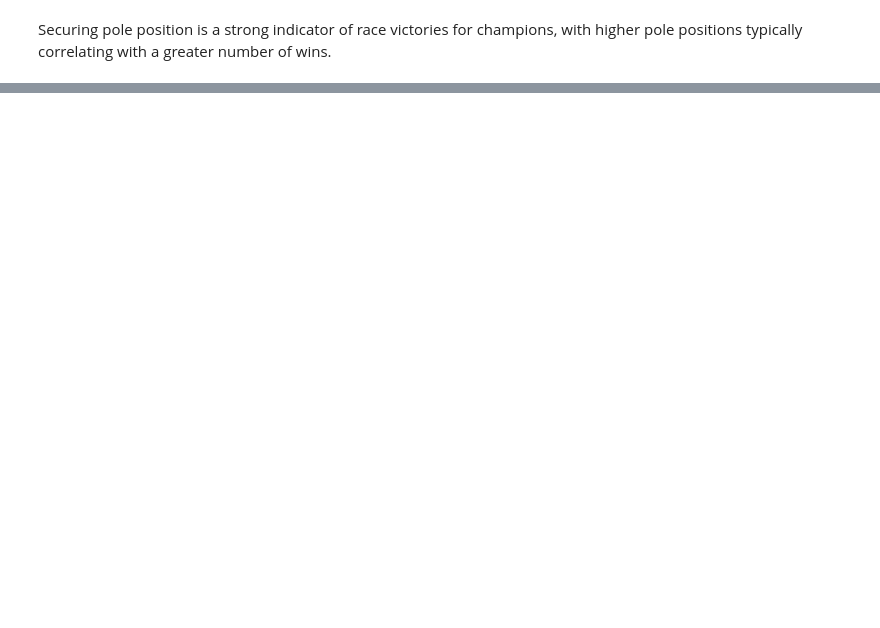
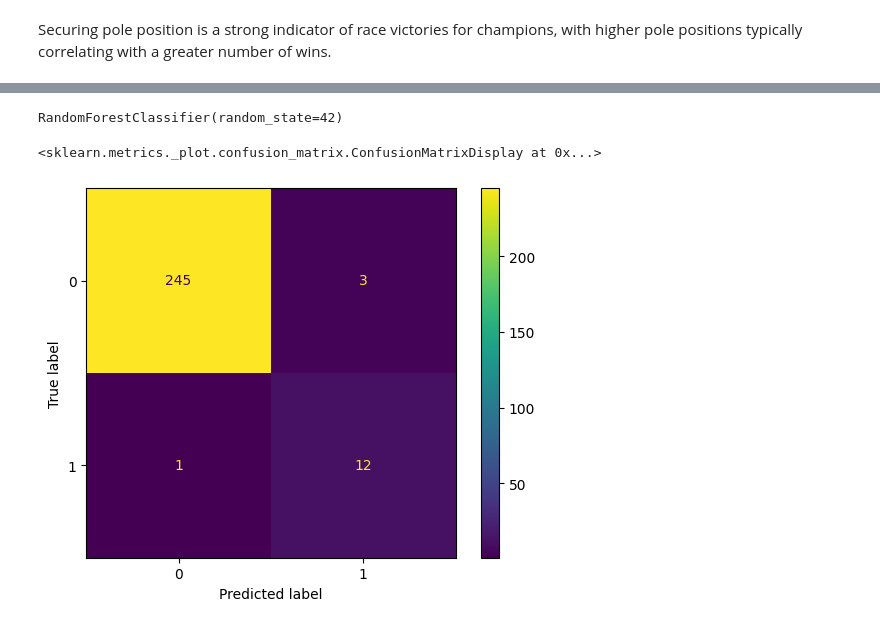
Before and after one commit to t0yamont/Formula-1-Performance-Data-Analysis, a Jupyter notebook: formula1.ipynb, the cells around one changed output, grey strips where cells are left out. Cells and saved outputs as stored; diff of their text form; code cells hidden in the pictures; blank space fills up the shorter version.

```diff
--- a/formula1.ipynb
+++ b/formula1.ipynb
@@ -271,0 +300,20 @@ Securing pole position is a strong indicator of race victories for champions, wi
+# %%
+# Initialize a Random Forest classifier
+model = RandomForestClassifier(random_state=42)
+# %%
+# Train the model
+model.fit(X_resampled, y_resampled)
+# %% [output]
+RandomForestClassifier(random_state=42)
+# %%
+# Make predictions on the test set
+y_pred = model.predict(X_test)
+# %%
+# Evaluate the model using a confusion matrix
+conf_matrix = confusion_matrix(y_test, y_pred)
+# %%
+# Display the confusion matrix
+ConfusionMatrixDisplay(conf_matrix).plot()
+# %% [output]
+<sklearn.metrics._plot.confusion_matrix.ConfusionMatrixDisplay at 0x...>
+[figure, added]
```
Also changed, not shown: parts of 15 cells of this notebook, 2 other files.
